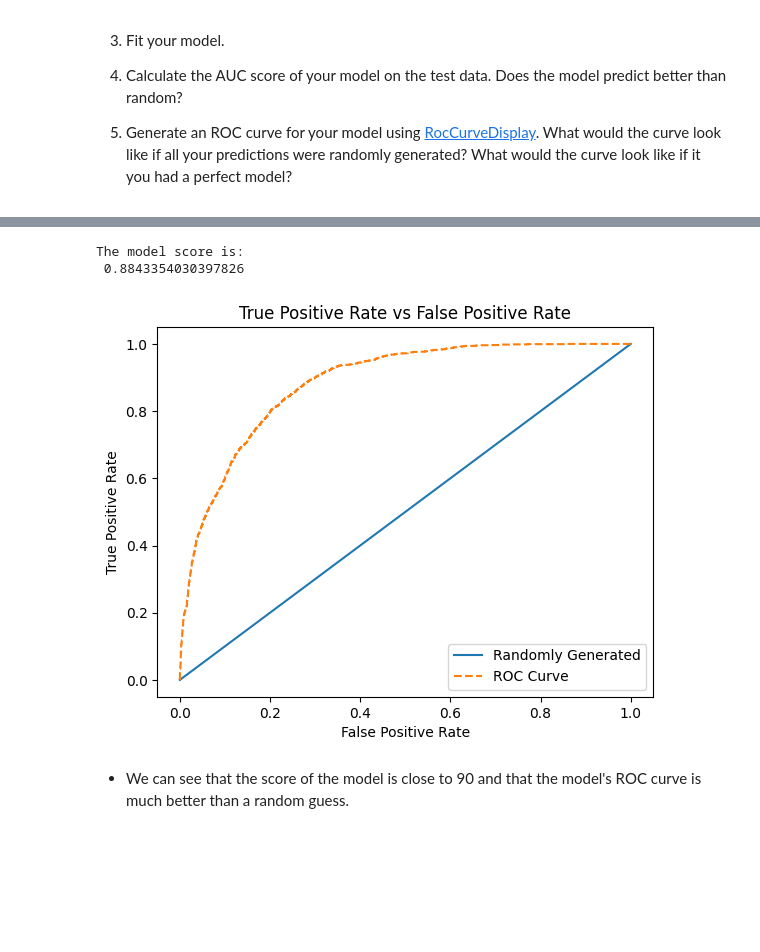
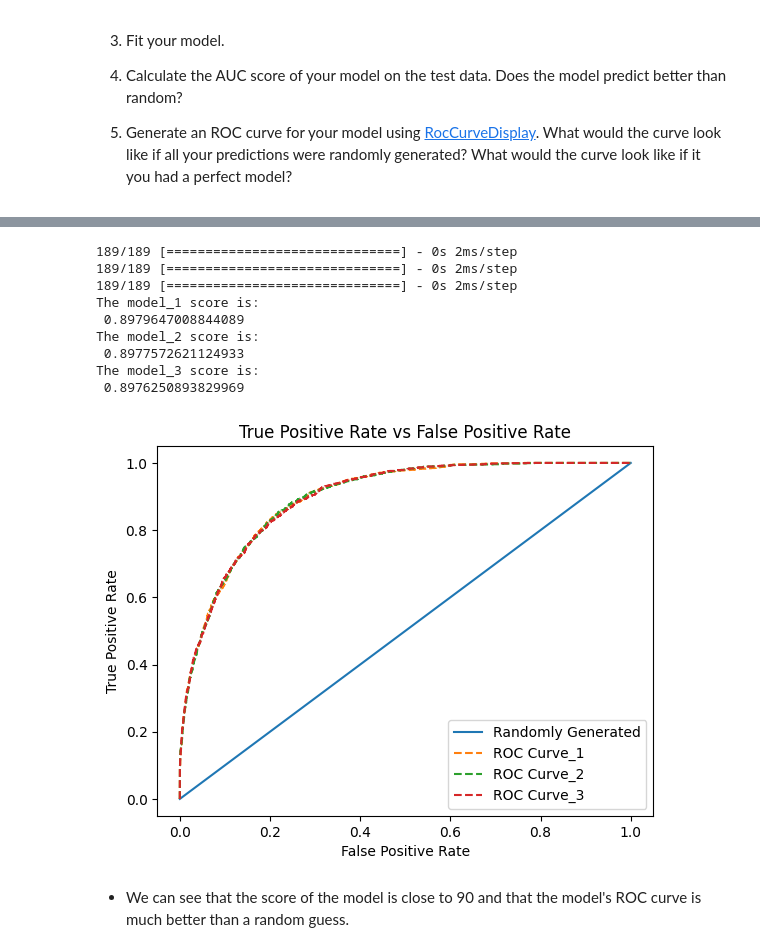
Before and after one commit to SmittyB00p/Springboard_Deep_Learning_Adult_Data, a Jupyter notebook: Copy_of_Student_MLE_MiniProject_Deep_Learning.ipynb, the cells around one changed output, grey strips where cells are left out. Drawn from its saved outputs; the diff is of its cells as text; code cells hidden in the pictures; blank space fills up the shorter version.

Commit message:
Added two models with different activation functions to see if any differences occurred

```diff
--- a/Copy_of_Student_MLE_MiniProject_Deep_Learning.ipynb
+++ b/Copy_of_Student_MLE_MiniProject_Deep_Learning.ipynb
@@ -291,8 +308,23 @@ model = KerasClassifier(keras_model, epochs=20, verbose=0)
+# %%
+# Create a Keras classifier
+
+# model_1
+model_1 = KerasClassifier(leaky_relu_keras_model, epochs=20, verbose=1)
+
+# model_2
+model_2 = KerasClassifier(relu_keras_model, epochs=20, verbose=1)
+
+# model_3
+model_3 = KerasClassifier(tanh_keras_model, epochs=20, verbose=1)
 # %%
 # Create the scikit-learn pipeline
-pipe = Pipeline([('preprocessor', ct), ('classifier', model)])
+pipe_1 = Pipeline([('preprocessor', ct), ('classifier', model_1)])
+pipe_2 = Pipeline([('preprocessor', ct), ('classifier', model_2)])
+pipe_3 = Pipeline([('preprocessor', ct), ('classifier', model_3)])
 # %%
 # Fit the pipeline on the training data
 
-pipe.fit(X_train, y_train)
+pipe_1.fit(X_train, y_train)
+pipe_2.fit(X_train, y_train)
+pipe_3.fit(X_train, y_train)
 # %% [output]
@@ -314,26 +363,46 @@ Pipeline(steps=[('preprocessor',
 # %%
 # Calculate the AUC score of your model on the test data.
 # Does the model predict better than random?
-model_y_pred_probs = pipe.predict_proba(X_test)[:, 1]
+model_y_pred_probs_1 = pipe_1.predict_proba(X_test)[:, 1]
+model_y_pred_probs_2 = pipe_2.predict_proba(X_test)[:, 1]
+model_y_pred_probs_3 = pipe_3.predict_proba(X_test)[:, 1]
 
-model_score = roc_auc_score(y_test, model_y_pred_probs)
-print(f'The model score is:\n {model_score}')
+
+model_1_score = roc_auc_score(y_test, model_y_pred_probs_1)
+print(f'The model_1 score is:\n {model_1_score}')
+
+model_2_score = roc_auc_score(y_test, model_y_pred_probs_2)
+print(f'The model_2 score is:\n {model_2_score}')
+
+model_3_score = roc_auc_score(y_test, model_y_pred_probs_3)
+print(f'The model_3 score is:\n {model_3_score}')
 # %% [output]
-The model score is:
- 0.8843354030397826
+189/189 [==============================] - 0s 2ms/step
+189/189 [==============================] - 0s 2ms/step
+189/189 [==============================] - 0s 2ms/step
+The model_1 score is:
+ 0.8979647008844089
+The model_2 score is:
+ 0.8977572621124933
+The model_3 score is:
+ 0.8976250893829969
 # %%
 # Generate an ROC curve for your model.
 
-fpr, tpr, thresholds = roc_curve(y_test, model_y_pred_probs)
+fpr_1, tpr_1, thresholds_1 = roc_curve(y_test, model_y_pred_probs_1)
+fpr_2, tpr_2, thresholds_2 = roc_curve(y_test, model_y_pred_probs_2)
+fpr_3, tpr_3, thresholds_3 = roc_curve(y_test, model_y_pred_probs_3)
 
 plt.plot([0, 1], [0, 1], label='Randomly Generated')
-plt.plot(fpr, tpr, '--', label='ROC Curve')
+plt.plot(fpr_1, tpr_1, '--', label='ROC Curve_1')
+plt.plot(fpr_2, tpr_2, '--', label='ROC Curve_2')
+plt.plot(fpr_3, tpr_3, '--', label='ROC Curve_3')
 plt.xlabel('False Positive Rate')
 plt.ylabel('True Positive Rate')
 plt.title('True Positive Rate vs False Positive Rate')
 plt.legend()
 plt.show()
 # %% [output]
-[figure, old version]
+[figure, new version]
 # %% [markdown]
 * We can see that the score of the model is close to 90 and that the model's ROC curve is much better than a random guess.
```
Also changed, not shown: parts of 6 cells of this notebook.
